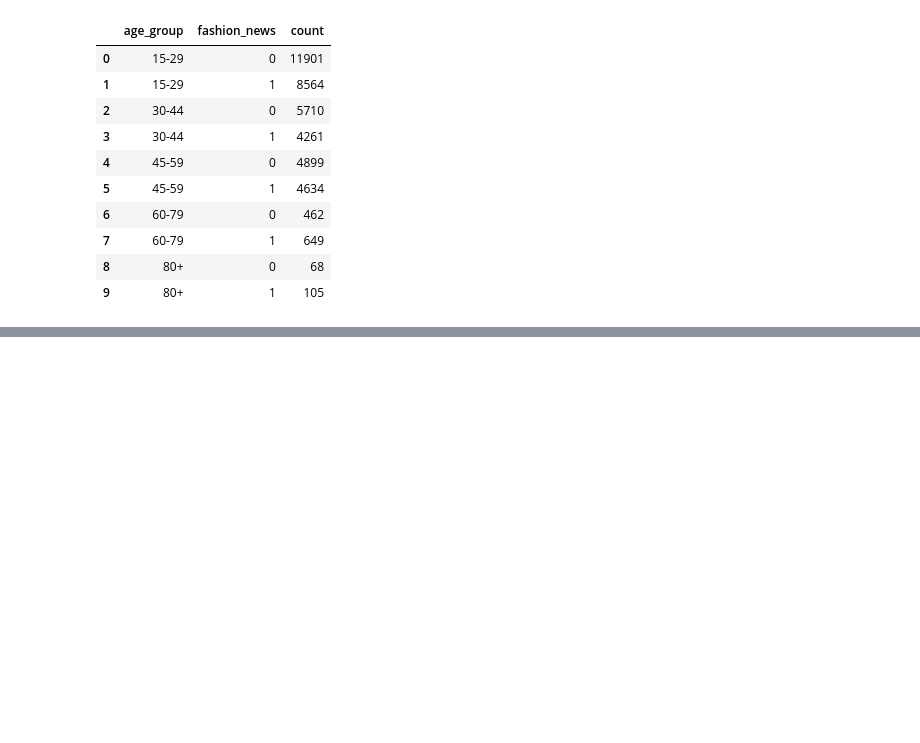
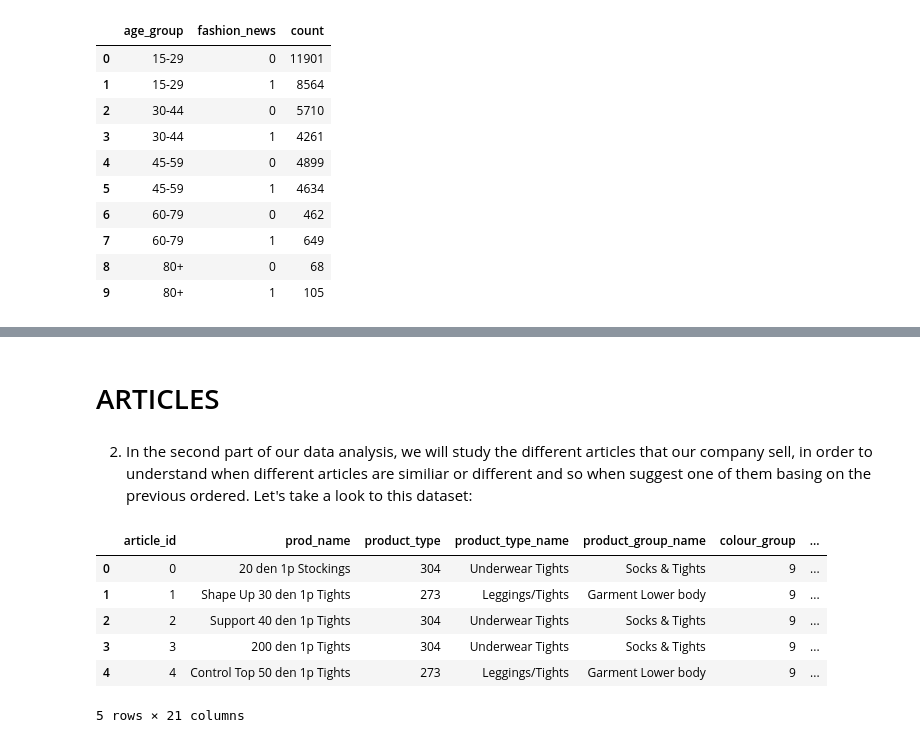
Before and after one commit to alessiabresolin/275601, a Jupyter notebook: project.ipynb, the cells around one changed output, grey strips where cells are left out. Saved outputs shown, nothing was run; the diff lists cells and outputs as text; code cells hidden in the pictures; blank space fills up the shorter version.

```diff
--- a/project.ipynb
+++ b/project.ipynb
@@ -322,3 +241,19 @@ plt.show()
 # What can we easily capture from this graphs? People younger than 60 years old
 #are much more into both subscribing to fashion news and getting in the member club.
 #However, in general there are still more people which are not into these activities.
+# %% [markdown]
+# ARTICLES
+# %% [markdown]
+2) In the second part of our data analysis, we will study the different articles that our company sell, in order to understand when different articles are similiar or different and so when suggest one of them basing on the previous ordered.
+Let's take a look to this dataset:
+# %%
+articles = pd.read_csv("recsys_articles.csv")
+articles.head()
+# %% [output]
+|  | article_id | prod_name | product_type | product_type_name | product_group_name | colour_group | ... |
+| 0 | 0 | 20 den 1p Stockings | 304 | Underwear Tights | Socks & Tights | 9 | ... |
+| 1 | 1 | Shape Up 30 den 1p Tights | 273 | Leggings/Tights | Garment Lower body | 9 | ... |
+| 2 | 2 | Support 40 den 1p Tights | 304 | Underwear Tights | Socks & Tights | 9 | ... |
+| 3 | 3 | 200 den 1p Tights | 304 | Underwear Tights | Socks & Tights | 9 | ... |
+| 4 | 4 | Control Top 50 den 1p Tights | 273 | Leggings/Tights | Garment Lower body | 9 | ... |
+5 rows × 21 columns
```
Also changed, not shown: parts of 54 cells of this notebook.
